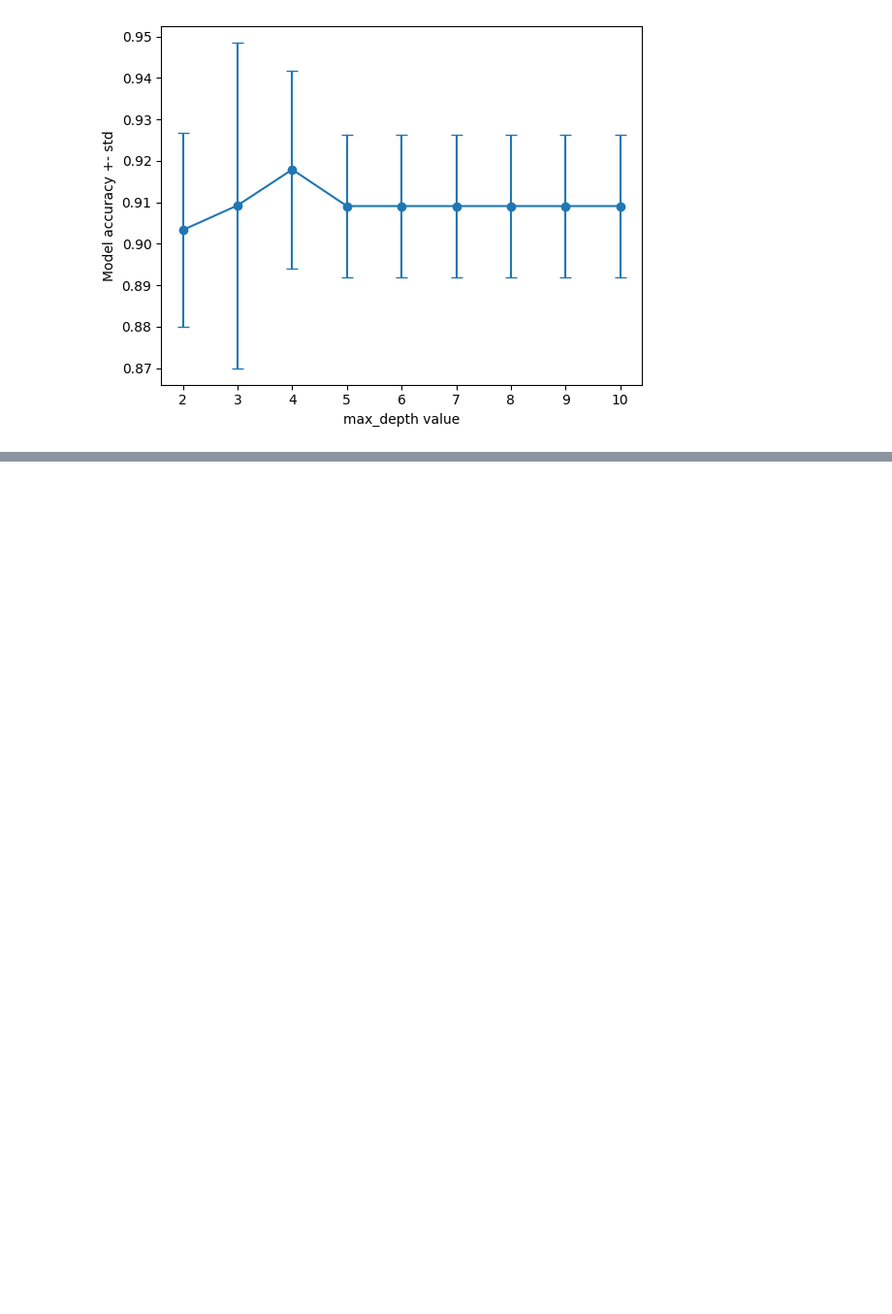
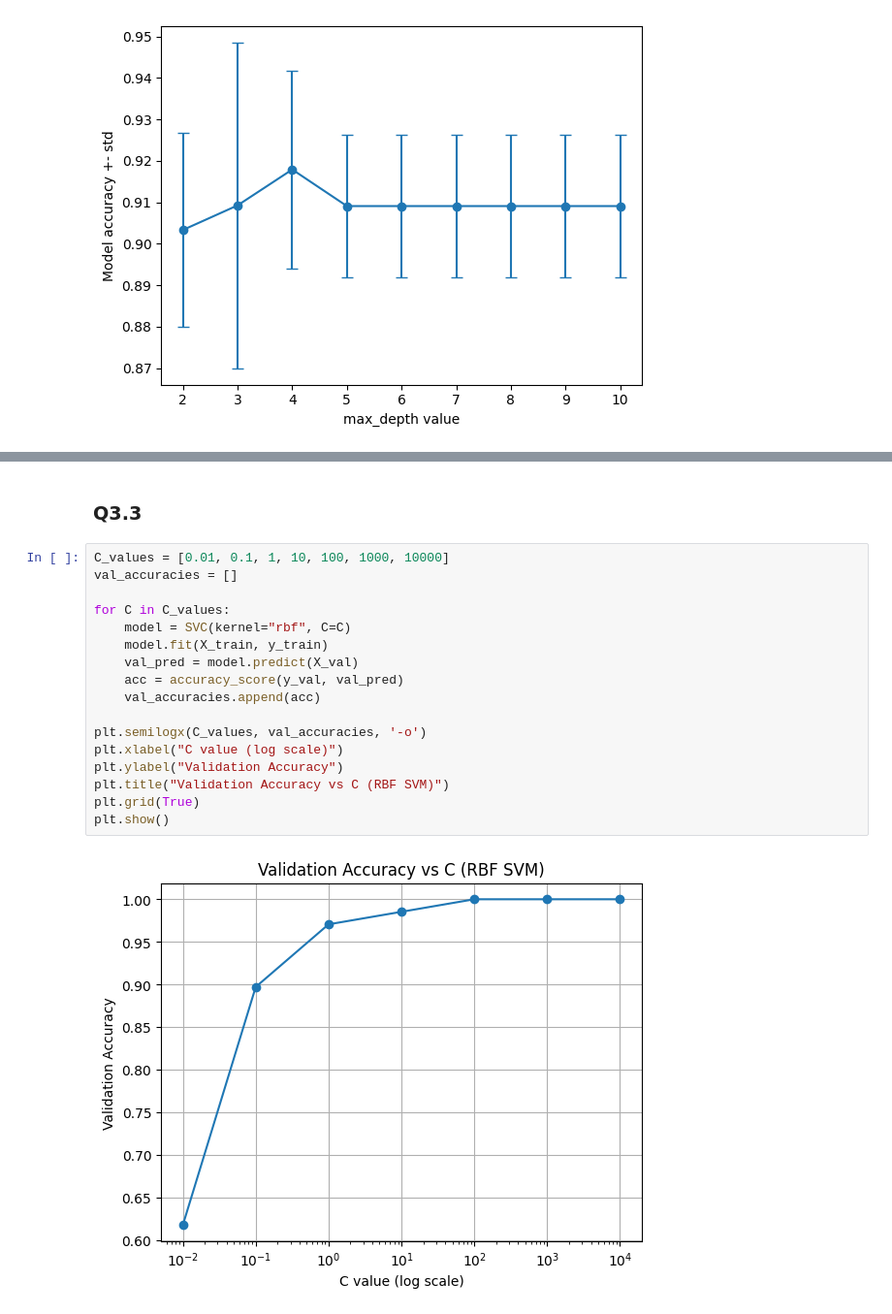
Before and after one commit to NikolaiToonder/mandatoryAssignment2-machineLearning, a Jupyter notebook: main.ipynb, the cells around one changed output, grey strips where cells are left out. Shown: that part at 97% size. Cells and saved outputs as stored; diff of their text form; blank space fills up the shorter version.

```diff
--- a/main.ipynb
+++ b/main.ipynb
@@ -198,0 +357,21 @@ The reason why we see these results would be because of over and underfitting. I
+# %% [markdown]
+### Q3.3
+# %%
+C_values = [0.01, 0.1, 1, 10, 100, 1000, 10000]
+val_accuracies = []
+
+for C in C_values:
+    model = SVC(kernel="rbf", C=C)
+    model.fit(X_train, y_train)
+    val_pred = model.predict(X_val)
+    acc = accuracy_score(y_val, val_pred)
+    val_accuracies.append(acc)
+
+plt.semilogx(C_values, val_accuracies, '-o')
+plt.xlabel("C value (log scale)")
+plt.ylabel("Validation Accuracy")
+plt.title("Validation Accuracy vs C (RBF SVM)")
+plt.grid(True)
+plt.show()
+# %% [output]
+[figure, added]
```
Also changed, not shown: parts of 22 cells of this notebook.
